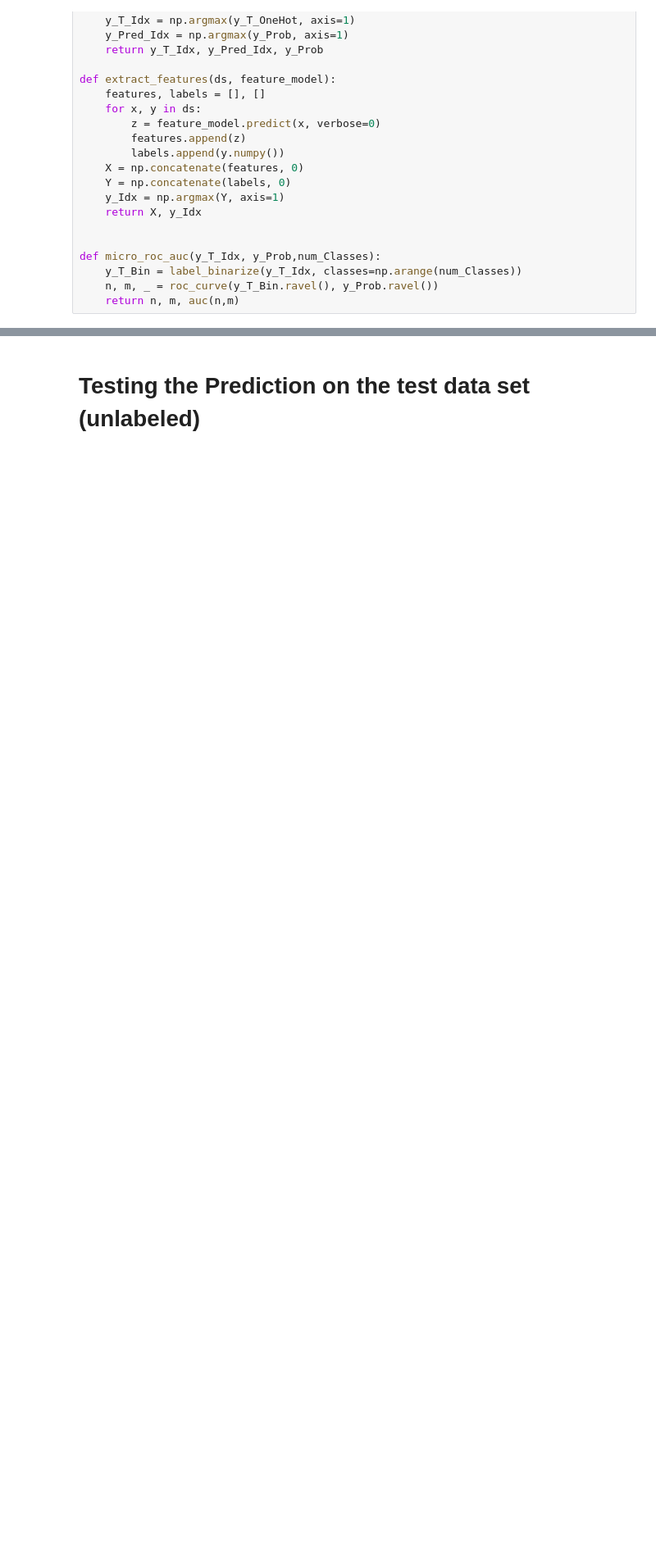
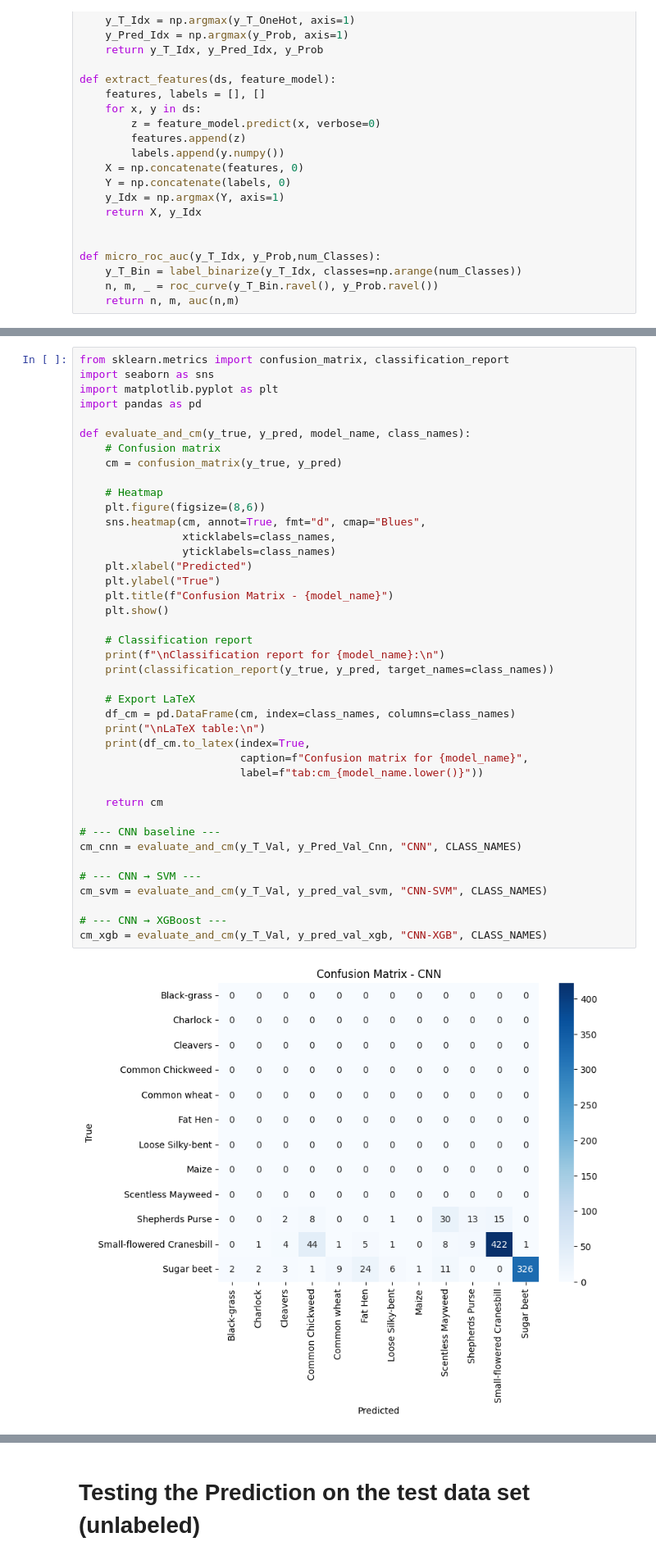
Before and after one commit to Delwyn501/cos801-assignment1-cnn-svm-classification, a Jupyter notebook: COS801_Ass1_Delwyn_Gordon.ipynb, the cells around one changed output, grey strips where cells are left out. Shown: that part at 82% size. Cells and saved outputs as stored; diff of their text form; blank space fills up the shorter version.

```diff
--- a/COS801_Ass1_Delwyn_Gordon.ipynb
+++ b/COS801_Ass1_Delwyn_Gordon.ipynb
@@ -313,3 +382,46 @@ print(f"CNN & {xgb_name:23} micro F1: {f1_micro_xgb_val:.4f}")
 Baseline CNN micro F1: 0.8011
 CNN & SVM micro F1: 0.8947
 CNN & XGBoost                 micro F1: 0.9832
+# %%
+from sklearn.metrics import confusion_matrix, classification_report
+import seaborn as sns
+import matplotlib.pyplot as plt
+import pandas as pd
+
+def evaluate_and_cm(y_true, y_pred, model_name, class_names):
+    # Confusion matrix
+    cm = confusion_matrix(y_true, y_pred)
+
+    # Heatmap
+    plt.figure(figsize=(8,6))
+    sns.heatmap(cm, annot=True, fmt="d", cmap="Blues",
+                xticklabels=class_names,
+                yticklabels=class_names)
+    plt.xlabel("Predicted")
+    plt.ylabel("True")
+    plt.title(f"Confusion Matrix - {model_name}")
+    plt.show()
+
+    # Classification report
+    print(f"\nClassification report for {model_name}:\n")
+    print(classification_report(y_true, y_pred, target_names=class_names))
+
+    # Export LaTeX
+    df_cm = pd.DataFrame(cm, index=class_names, columns=class_names)
+    print("\nLaTeX table:\n")
+    print(df_cm.to_latex(index=True,
+                         caption=f"Confusion matrix for {model_name}",
+                         label=f"tab:cm_{model_name.lower()}"))
+
+    return cm
+
+# --- CNN baseline ---
+cm_cnn = evaluate_and_cm(y_T_Val, y_Pred_Val_Cnn, "CNN", CLASS_NAMES)
+
+# --- CNN → SVM ---
+cm_svm = evaluate_and_cm(y_T_Val, y_pred_val_svm, "CNN-SVM", CLASS_NAMES)
+
+# --- CNN → XGBoost ---
+cm_xgb = evaluate_and_cm(y_T_Val, y_pred_val_xgb, "CNN-XGB", CLASS_NAMES)
+# %% [output]
+[figure, added]
```
Also changed, not shown: parts of 11 cells of this notebook.
